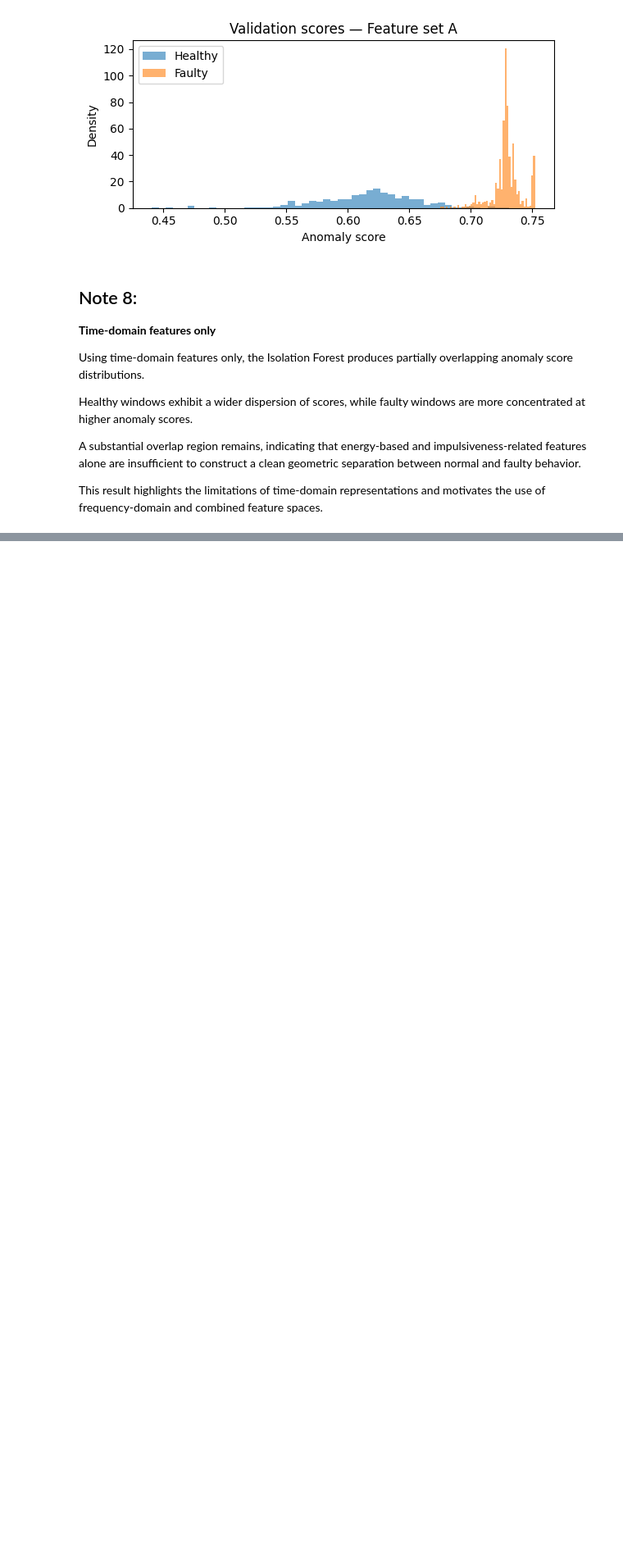
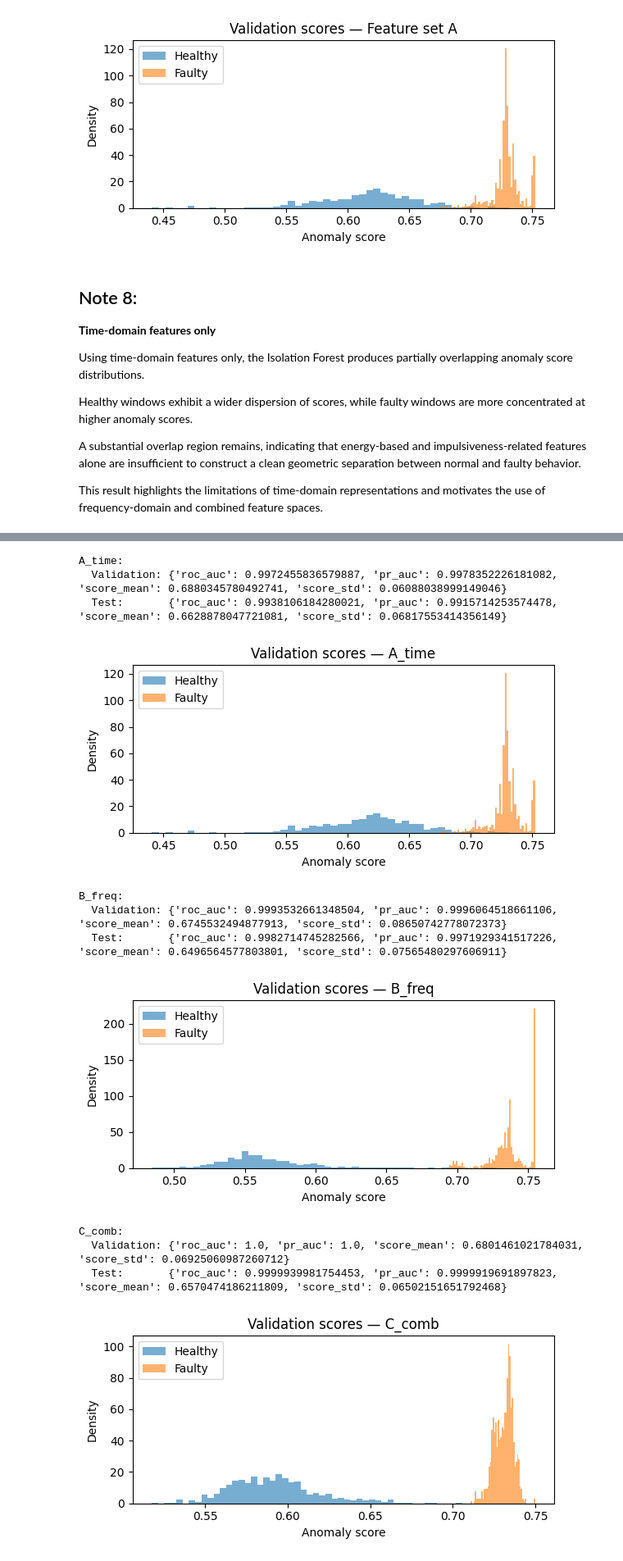
Before and after one commit to marioandrededeus/unsupervised-industrial-anomaly-detection, a Jupyter notebook: experiments/experiment_A/experiment_a.ipynb, the cells around one changed output, grey strips where cells are left out. Shown at 82% size. Saved outputs shown, nothing was run; the diff lists cells and outputs as text; code cells hidden in the pictures; blank space fills up the shorter version.

Commit message:
feat(iforest): compare healthy-only Isolation Forest across feature sets A/B/C

```diff
--- a/experiments/experiment_A/experiment_a.ipynb
+++ b/experiments/experiment_A/experiment_a.ipynb
@@ -1018,0 +1085,58 @@ frequency-domain and combined feature spaces.
+# %%
+feature_sets = {
+    "A_time": F_time,
+    "B_freq": F_freq,
+    "C_comb": F_combined,
+}
+
+results = {}
+
+for name, F in feature_sets.items():
+    X_train = F[train_idx]
+    y_train = y_w[train_idx]
+    X_val = F[val_idx]
+    y_val = y_w[val_idx]
+    X_test = F[test_idx]
+    y_test = y_w[test_idx]
+
+    scaler, model = fit_iforest_healthy_only(
+        X_train=X_train,
+        y_train=y_train,
+        n_estimators=300,
+        contamination=0.01,
+        random_state=42,
+    )
+
+    scores_val = anomaly_score_iforest(model, scaler.transform(X_val))
+    scores_test = anomaly_score_iforest(model, scaler.transform(X_test))
+
+    # Store outputs for later thresholding in Topic 5
+    results[name] = {
+        "scaler": scaler,
+        "model": model,
+        "scores_val": scores_val,
+        "scores_test": scores_test,
+        "y_val": y_val,
+        "y_test": y_test,
+        "metrics_val": summarize_threshold_free(scores_val, y_val),
+        "metrics_test": summarize_threshold_free(scores_test, y_test),
+    }
+
+    print(f"\n{name}:")
+    print("  Validation:", results[name]["metrics_val"])
+    print("  Test:      ", results[name]["metrics_test"])
+
+    plot_score_distribution(scores_val, y_val, f"Validation scores — {name}")
+# %% [output]
+A_time:
+  Validation: {'roc_auc': 0.9972455836579887, 'pr_auc': 0.9978352226181082, 'score_mean': 0.6880345780492741, 'score_std': 0.06088038999149046}
+  Test:       {'roc_auc': 0.9938106184280021, 'pr_auc': 0.9915714253574478, 'score_mean': 0.6628878047721081, 'score_std': 0.06817553414356149}
+[figure, added]
+B_freq:
+  Validation: {'roc_auc': 0.9993532661348504, 'pr_auc': 0.9996064518661106, 'score_mean': 0.6745532494877913, 'score_std': 0.08650742778072373}
+  Test:       {'roc_auc': 0.9982714745282566, 'pr_auc': 0.9971929341517226, 'score_mean': 0.6496564577803801, 'score_std': 0.07565480297606911}
+[figure, added]
+C_comb:
+  Validation: {'roc_auc': 1.0, 'pr_auc': 1.0, 'score_mean': 0.6801461021784031, 'score_std': 0.06925060987260712}
+  Test:       {'roc_auc': 0.9999939981754453, 'pr_auc': 0.9999919691897823, 'score_mean': 0.6570474186211809, 'score_std': 0.06502151651792468}
+[figure, added]
```
Also changed, not shown: parts of 4 cells of this notebook.
